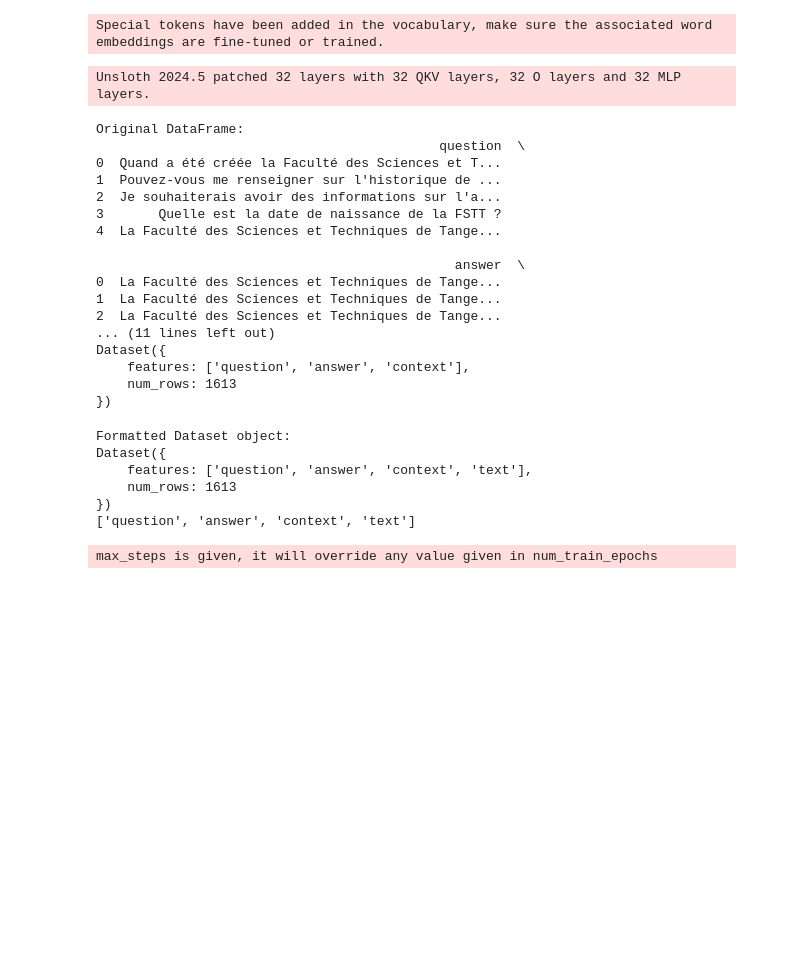
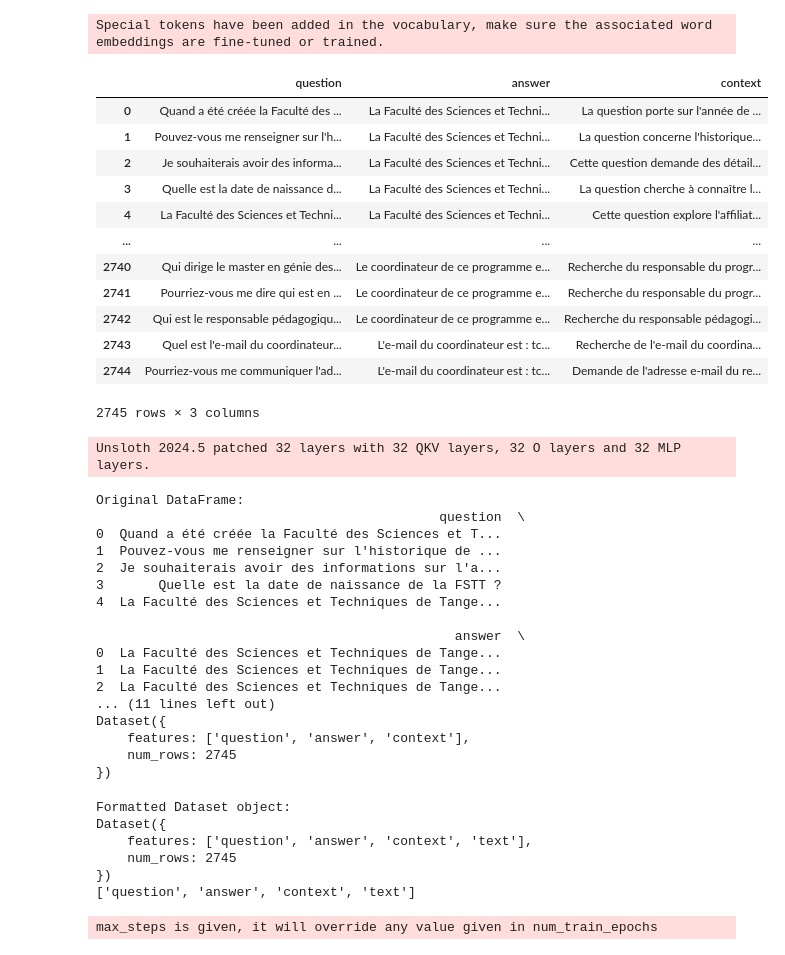
Before and after one commit to FSTT-chatbot/chatbot_Data, a Jupyter notebook: fine_tuning/model_final.ipynb, the cells around one changed output. Drawn from its saved outputs; the diff is of its cells as text; code cells hidden in the pictures; blank space fills up the shorter version.

```diff
--- a/fine_tuning/model_final.ipynb
+++ b/fine_tuning/model_final.ipynb
@@ -48,10 +48,24 @@ Special tokens have been added in the vocabulary, make sure the associated word
 # %%
 import pandas as pd
 from datasets import Dataset
 
 # Load the dataset
-dataset = pd.read_csv('dataset.csv')
+dataset = pd.read_csv('Finaldata.csv')
 dataset
+# %% [output]
+|  | question | answer | context |
+| 0 | Quand a été créée la Faculté des ... | La Faculté des Sciences et Techni... | La question porte sur l'année de ... |
+| 1 | Pouvez-vous me renseigner sur l'h... | La Faculté des Sciences et Techni... | La question concerne l'historique... |
+| 2 | Je souhaiterais avoir des informa... | La Faculté des Sciences et Techni... | Cette question demande des détail... |
+| 3 | Quelle est la date de naissance d... | La Faculté des Sciences et Techni... | La question cherche à connaître l... |
+| 4 | La Faculté des Sciences et Techni... | La Faculté des Sciences et Techni... | Cette question explore l'affiliat... |
+| ... | ... | ... | ... |
+| 2740 | Qui dirige le master en génie des... | Le coordinateur de ce programme e... | Recherche du responsable du progr... |
+| 2741 | Pourriez-vous me dire qui est en ... | Le coordinateur de ce programme e... | Recherche du responsable du progr... |
+| 2742 | Qui est le responsable pédagogiqu... | Le coordinateur de ce programme e... | Recherche du responsable pédagogi... |
+| 2743 | Quel est l'e-mail du coordinateur... | L'e-mail du coordinateur est : tc... | Recherche de l'e-mail du coordina... |
+| 2744 | Pourriez-vous me communiquer l'ad... | L'e-mail du coordinateur est : tc... | Demande de l'adresse e-mail du re... |
+2745 rows × 3 columns
 # %%
 model = FastLanguageModel.get_peft_model(
     model,
@@ -74,7 +88,7 @@ import pandas as pd
 from datasets import Dataset
 
 # Load the dataset
-dataset = pd.read_csv('Contextdata.csv')
+dataset = pd.read_csv('Finaldata.csv')
 
 # Verify the dataset structure before conversion
 print("Original DataFrame:")
@@ -141,12 +155,12 @@ Original DataFrame:
 ... (11 lines left out)
 Dataset({
     features: ['question', 'answer', 'context'],
-    num_rows: 1613
+    num_rows: 2745
 })
 Formatted Dataset object:
 Dataset({
     features: ['question', 'answer', 'context', 'text'],
-    num_rows: 1613
+    num_rows: 2745
 })
 ['question', 'answer', 'context', 'text']
 # %%
```
Also changed, not shown: parts of 7 cells of this notebook.
